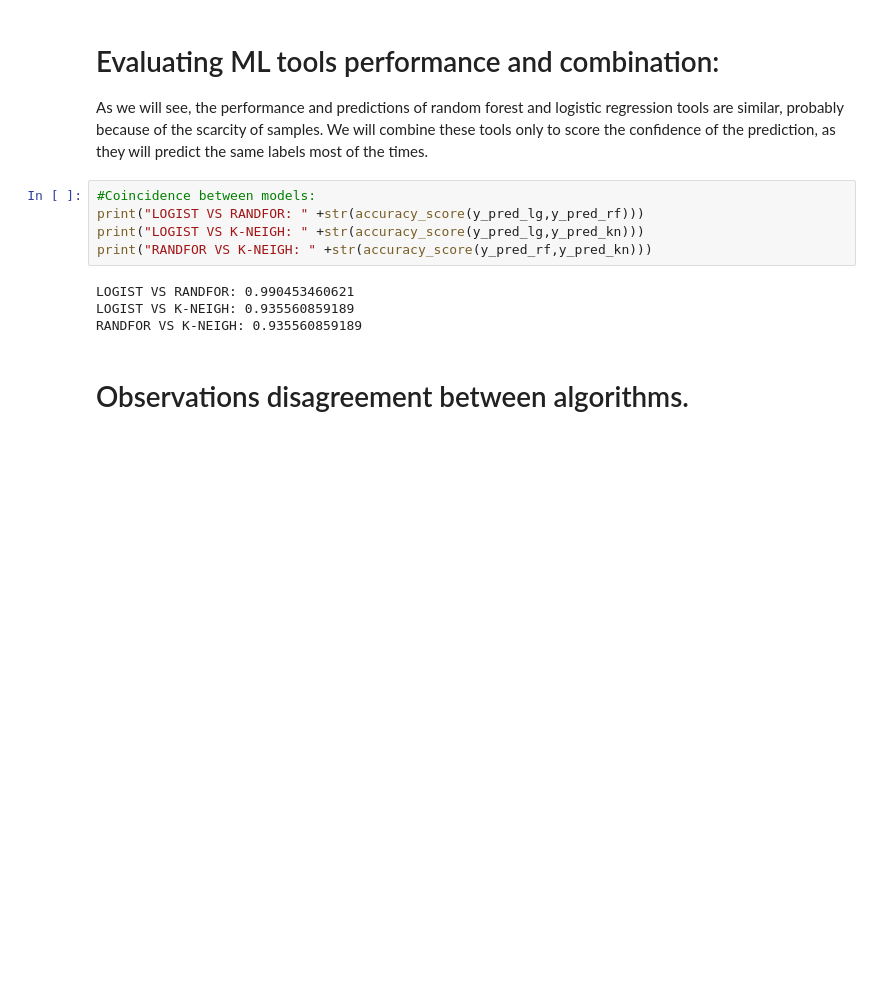
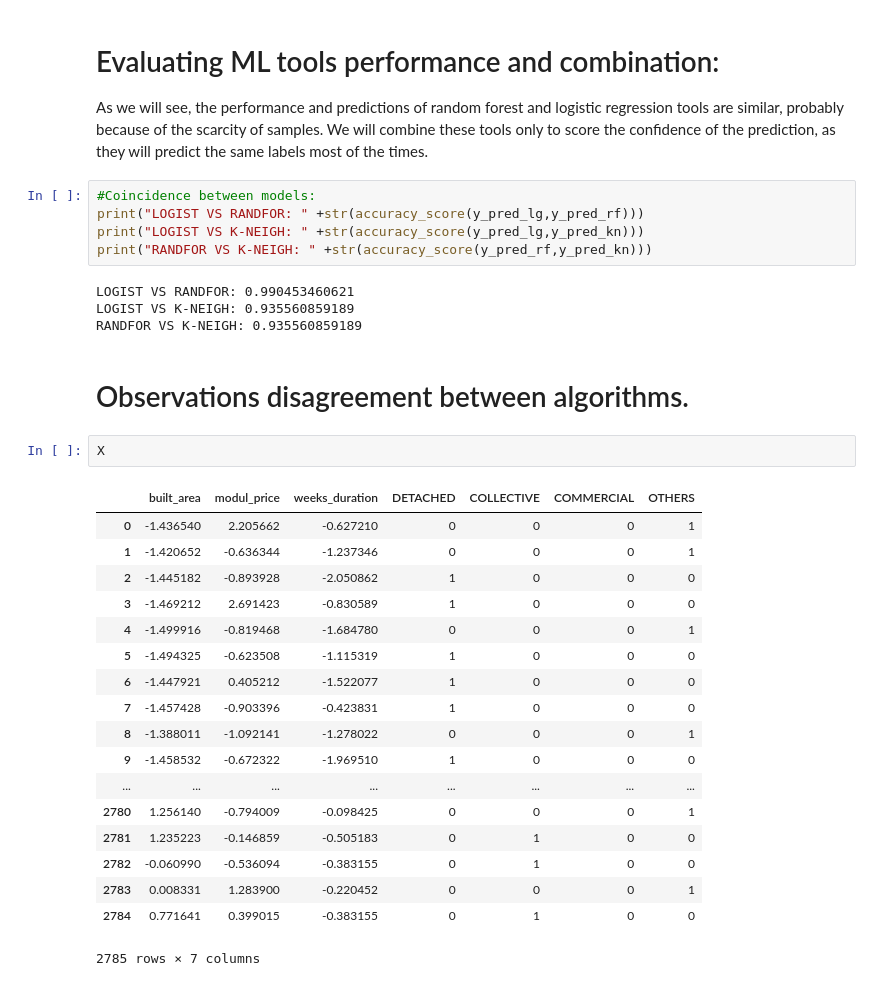
Before and after one commit to hguadalupe/master-data-science, a Jupyter notebook: PFM_SaB/Modelo_presupuesto_Construcc/Construction_budget_delay_detector.ipynb, the cells around one changed output. Saved outputs shown, nothing was run; the diff lists cells and outputs as text; blank space fills up the shorter version.

```diff
--- a/PFM_SaB/Modelo_presupuesto_Construcc/Construction_budget_delay_detector.ipynb
+++ b/PFM_SaB/Modelo_presupuesto_Construcc/Construction_budget_delay_detector.ipynb
@@ -446,3 +135,24 @@ LOGIST VS K-NEIGH: 0.935560859189
 RANDFOR VS K-NEIGH: 0.935560859189
 # %% [markdown]
 # Observations disagreement between algorithms.
+# %%
+X
+# %% [output]
+|  | built_area | modul_price | weeks_duration | DETACHED | COLLECTIVE | COMMERCIAL | OTHERS |
+| 0 | -1.436540 | 2.205662 | -0.627210 | 0 | 0 | 0 | 1 |
+| 1 | -1.420652 | -0.636344 | -1.237346 | 0 | 0 | 0 | 1 |
+| 2 | -1.445182 | -0.893928 | -2.050862 | 1 | 0 | 0 | 0 |
+| 3 | -1.469212 | 2.691423 | -0.830589 | 1 | 0 | 0 | 0 |
+| 4 | -1.499916 | -0.819468 | -1.684780 | 0 | 0 | 0 | 1 |
+| 5 | -1.494325 | -0.623508 | -1.115319 | 1 | 0 | 0 | 0 |
+| 6 | -1.447921 | 0.405212 | -1.522077 | 1 | 0 | 0 | 0 |
+| 7 | -1.457428 | -0.903396 | -0.423831 | 1 | 0 | 0 | 0 |
+| 8 | -1.388011 | -1.092141 | -1.278022 | 0 | 0 | 0 | 1 |
+| 9 | -1.458532 | -0.672322 | -1.969510 | 1 | 0 | 0 | 0 |
+| ... | ... | ... | ... | ... | ... | ... | ... |
+| 2780 | 1.256140 | -0.794009 | -0.098425 | 0 | 0 | 0 | 1 |
+| 2781 | 1.235223 | -0.146859 | -0.505183 | 0 | 1 | 0 | 0 |
+| 2782 | -0.060990 | -0.536094 | -0.383155 | 0 | 1 | 0 | 0 |
+| 2783 | 0.008331 | 1.283900 | -0.220452 | 0 | 0 | 0 | 1 |
+| 2784 | 0.771641 | 0.399015 | -0.383155 | 0 | 1 | 0 | 0 |
+2785 rows × 7 columns
```
Also changed, not shown: parts of 39 cells of this notebook, 12 other files.
